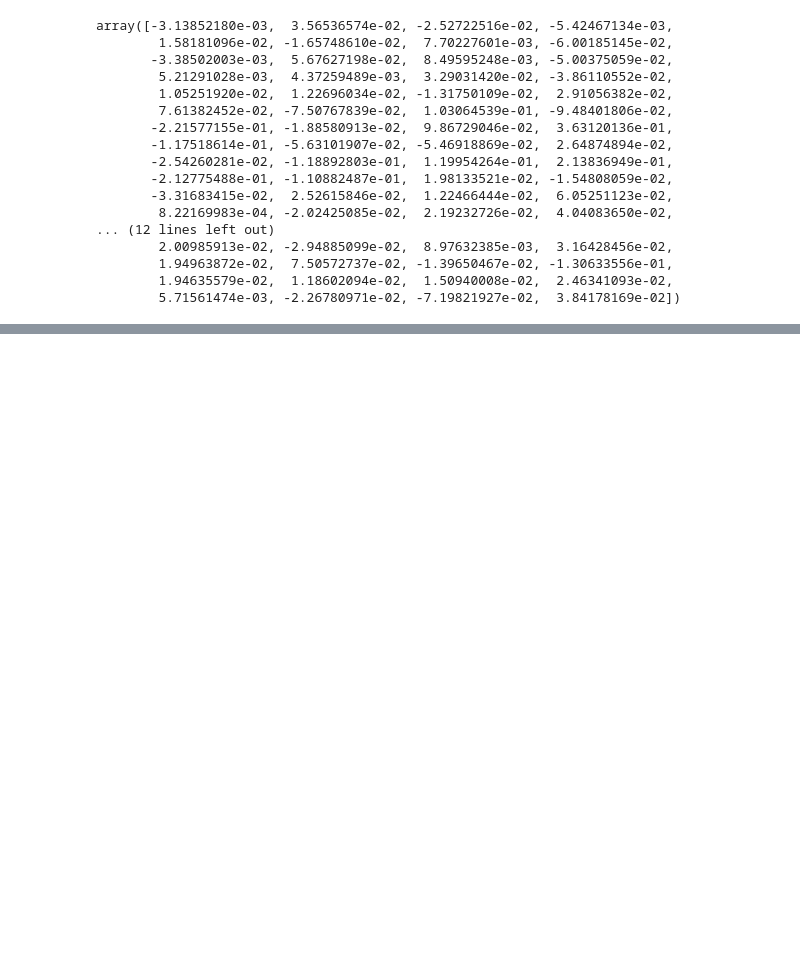
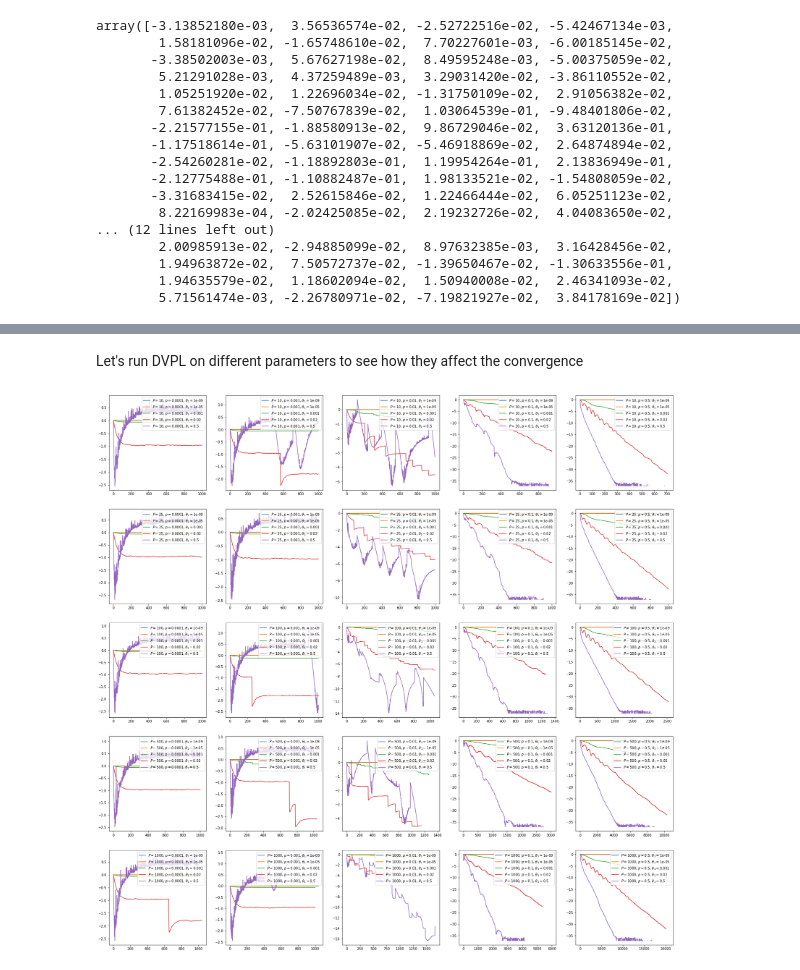
Before and after one commit to Lhesnor/DVPL, a Jupyter notebook: Mine_DVPL.ipynb, the cells around one changed output, grey strips where cells are left out. Drawn from its saved outputs; the diff is of its cells as text; code cells hidden in the pictures; blank space fills up the shorter version.

```diff
--- a/Mine_DVPL.ipynb
+++ b/Mine_DVPL.ipynb
@@ -207,0 +222,33 @@ for i in range(eta_x_sigma_s.size):
+# %%
+eta_x_sigma_s = np.array([1 / 1000000000, 1 / 100000, 1 / 100, 1, 100])
+eta_div_L_waved_s = np.array([1 / 1000000000, 1 / 100000, 1 / 100, 1, 100])
+theta1_s = np.array([1 / 1000000000, 1 / 100000, 1 / 1000, 1 / 50, 0.5])
+P_s = np.array([10, 25, 100, 500, 1000])  #iterations of fastmix
+p_s = np.array([0.0001, 0.001, 0.01, 0.1, 0.5])
+# %% [markdown]
+Let's run DVPL on different parameters to see how they affect the convergence
+# %%
+fig, axs = plt.subplots(P_s.size, p_s.size)
+for i in range(P_s.size):
+    for j in range(p_s.size):
+        for k in range(theta1_s.size):
+            proc, x_axis = DVPL(X_train=X_train,
+                                y_train=y_train,
+                                max_iter=1000,
+                                devices_num=device_num,
+                                w_0=np.full(X_train.shape[1], 0, dtype=np.float64),
+                                eta_x_sigma=eta_x_sigma,
+                                eta_div_L_waved=eta_div_L_waved,
+                                theta1=theta1_s[k],
+                                f=f,
+                                gradient=gradient,
+                                batch_size=batch_size,
+                                L=L,
+                                mu=mu,
+                                P=P_s[i],
+                                p=p_s[j])
+            axs[i, j].plot(x_axis, np.log(proc),
+                           label=R"$P=$" + str(P_s[i]) + R", $p=$" + str(p_s[j]) + R", $\theta_1=$" + str(theta1_s[k]))
+        axs[i, j].legend(loc="upper right")
+# %% [output]
+[figure, added]
```
Also changed, not shown: parts of 13 cells of this notebook, 1 other file.
